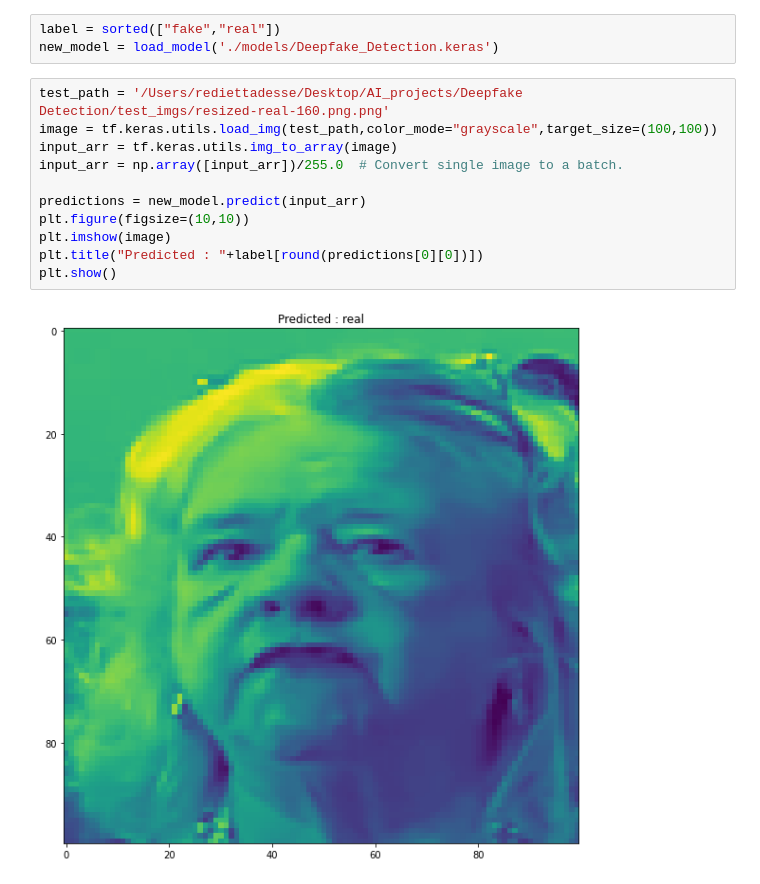
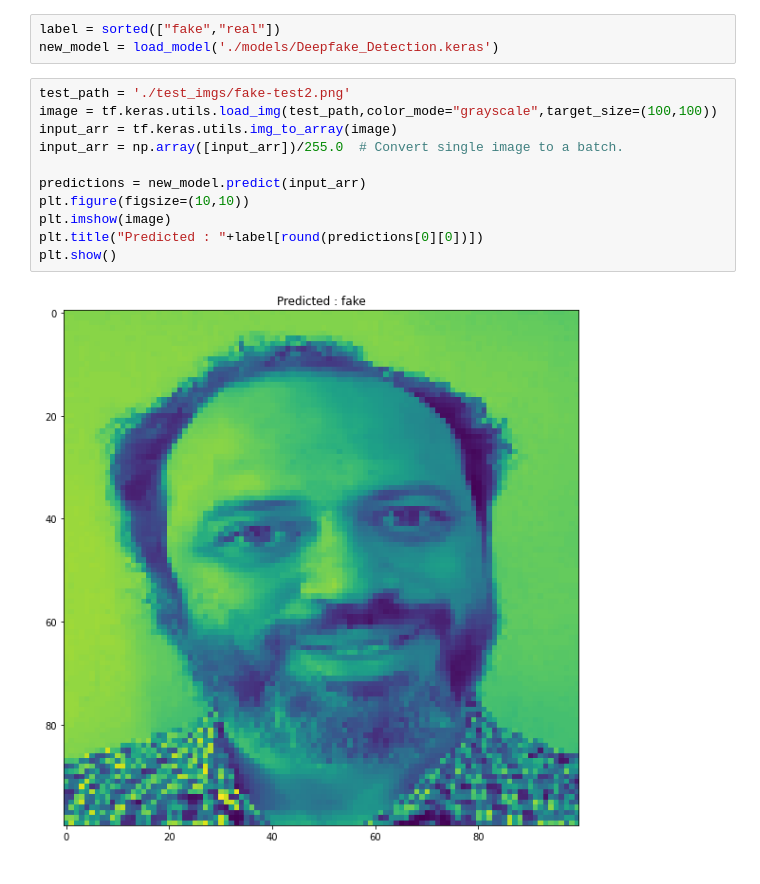
Before and after one commit to Rediett/Deepfake-Detection, a Jupyter notebook: TestModel.ipynb, the cells around one changed output. Cells and saved outputs as stored; diff of their text form.

```diff
--- a/TestModel.ipynb
+++ b/TestModel.ipynb
@@ -8,15 +8,15 @@ import matplotlib.pyplot as plt
 label = sorted(["fake","real"])
 new_model = load_model('./models/Deepfake_Detection.keras')
 # %%
-test_path = '/Users/rediettadesse/Desktop/AI_projects/Deepfake Detection/test_imgs/resized-real-160.png.png'
+test_path = './test_imgs/fake-test2.png'
 image = tf.keras.utils.load_img(test_path,color_mode="grayscale",target_size=(100,100))
 input_arr = tf.keras.utils.img_to_array(image)
 input_arr = np.array([input_arr])/255.0  # Convert single image to a batch.
 
 predictions = new_model.predict(input_arr)
 plt.figure(figsize=(10,10))
 plt.imshow(image)
 plt.title("Predicted : "+label[round(predictions[0][0])])
 plt.show()
 # %% [output]
-[figure, old version]
+[figure, new version]
```
Also changed, not shown: 13 other files.
